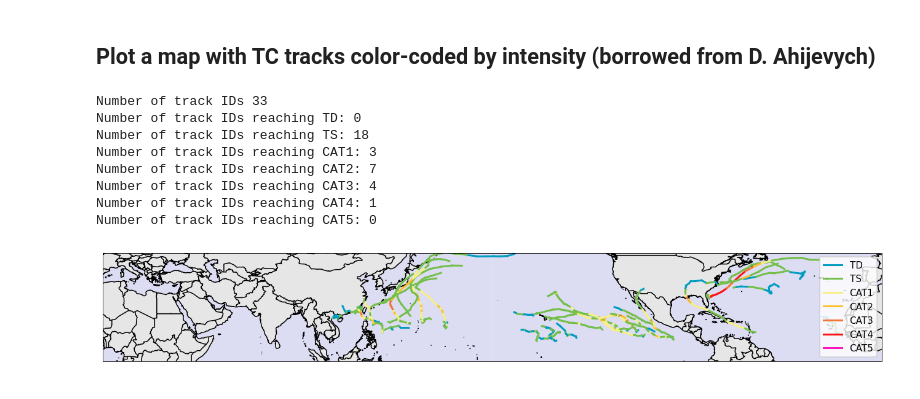
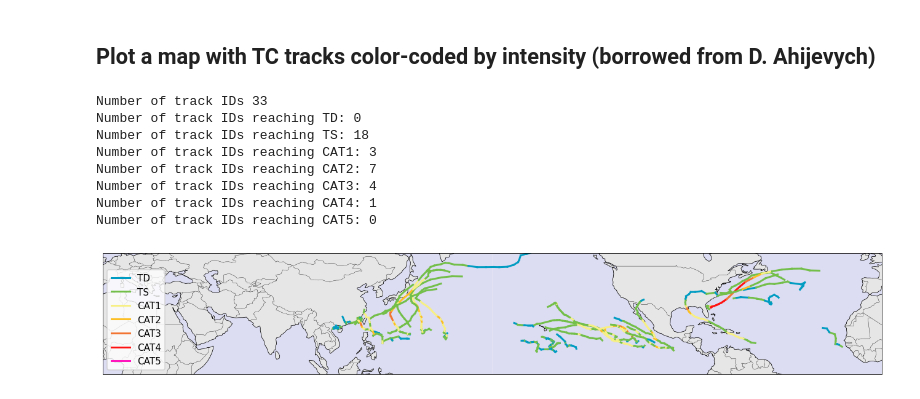
Before and after one commit to falkojudt/MPAS_tempest-extremes, a Jupyter notebook: plot_tempestextremes.ipynb, the cells around one changed output. Cells and saved outputs as stored; diff of their text form; code cells hidden in the pictures.

```diff
--- a/plot_tempestextremes.ipynb
+++ b/plot_tempestextremes.ipynb
@@ -75,8 +75,8 @@ There are 33 unique track IDs
 fig, ax = plt.subplots(subplot_kw={'projection': ccrs.PlateCarree(central_longitude=180)}, figsize=[10,10])
 
 # Add coastlines and country borders
-ax.add_feature(cfeature.COASTLINE)
-ax.add_feature(cfeature.BORDERS)
+ax.add_feature(cfeature.COASTLINE, linewidth=0.5)
+ax.add_feature(cfeature.BORDERS, linewidth=0.25)
 ax.add_feature(cfeature.LAND, facecolor='0.90')
 
 # Loop over the groups and plot each group on the same axis
@@ -85,11 +85,12 @@ for name, group in grouped:
             group['lat'],
             color='darkorange',
             label=f'Track ID: {name}',
-            transform=ccrs.PlateCarree())
+            transform=ccrs.PlateCarree(),
+            lw=1)
 
 # Set the x and y axis limits
 ax.set_xlim(-180, 180)
-ax.set_ylim(0, 50)
+ax.set_ylim(-50, 30)
 
 # Add a legend
 # ax.legend()
@@ -244,8 +245,8 @@ fig, ax = plt.subplots(subplot_kw={'projection': ccrs.PlateCarree(central_longit
                        figsize=(15, 15))
 
 # Add coastlines and country borders
-ax.add_feature(cfeature.COASTLINE)
-ax.add_feature(cfeature.BORDERS)
+ax.add_feature(cfeature.COASTLINE, linewidth=0.5)
+ax.add_feature(cfeature.BORDERS, linewidth=0.25)
 ax.add_feature(cfeature.LAND, facecolor='0.90')
 ax.add_feature(cfeature.OCEAN, facecolor=np.array([220., 220., 242.]) / 255.)
 
@@ -253,33 +254,33 @@ ax.add_feature(cfeature.OCEAN, facecolor=np.array([220., 220., 242.]) / 255.)
 for track_id in filtered_track_ids:
     track_data = grouped.get_group(track_id)
     category_values = track_data['wind'].apply(vmax2category)  # Wind categories for the current track
 
     # Plot individual line segments with different colors for each point along the track
     for i in range(len(track_data) - 1):
         lon1, lat1 = track_data.iloc[i]['lon'], track_data.iloc[i]['lat']
         lon2, lat2 = track_data.iloc[i + 1]['lon'], track_data.iloc[i + 1]['lat']
         category = category_values.iloc[i]
         color = categories[category]
         ax.plot([lon1, lon2], [lat1, lat2], color=color, linewidth=2, transform=ccrs.PlateCarree())
 
 # Set the lat and lon axis limits
 ax.set_xlim(-180, 180)
-ax.set_ylim(0, 50)
+ax.set_ylim(-1, 55)
 
 # Add a legend
 handles = [plt.Line2D([], [], color=categories[category], linewidth=2) for category in categories]
 labels = list(categories.keys())
-ax.legend(handles, labels, loc='lower right')
+ax.legend(handles, labels, loc='lower left')
 
 # Show the plot
 plt.show()
 # %% [output]
 Number of track IDs 33
 Number of track IDs reaching TD: 0
 Number of track IDs reaching TS: 18
 Number of track IDs reaching CAT1: 3
 Number of track IDs reaching CAT2: 7
 Number of track IDs reaching CAT3: 4
 Number of track IDs reaching CAT4: 1
 Number of track IDs reaching CAT5: 0
-[figure, old version]
+[figure, new version]
```
Also changed, not shown: parts of 1 cell of this notebook, 7 other files.
